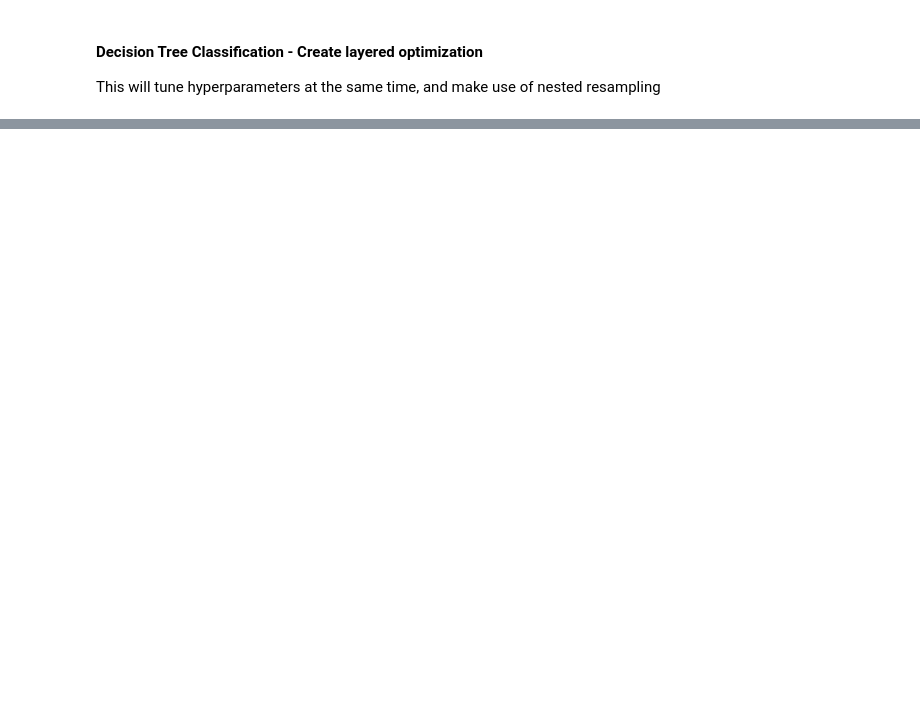
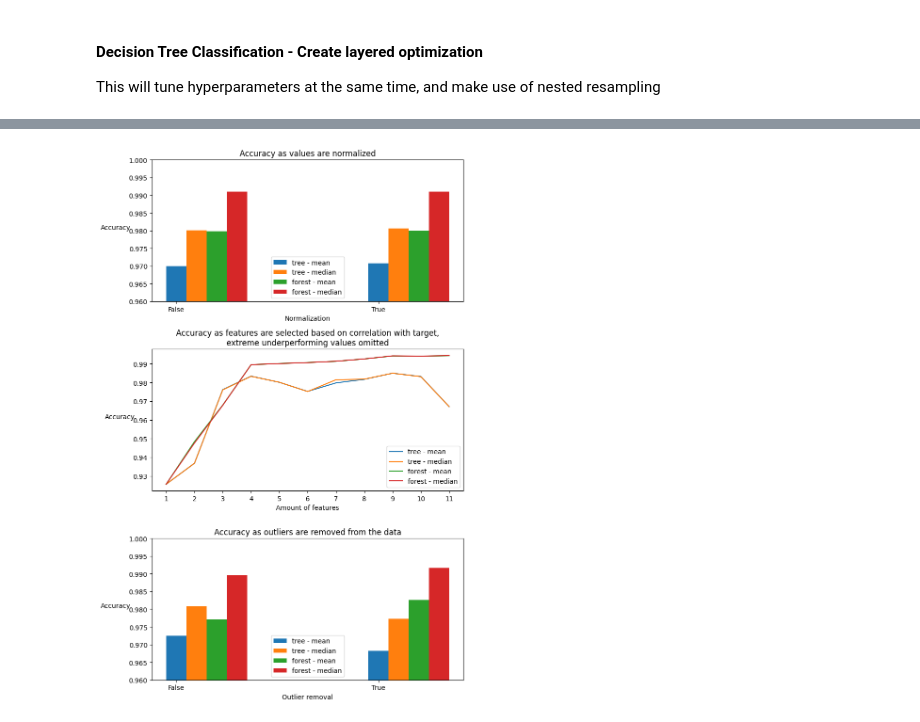
Before and after one commit to COSC5557/pipeline-optimization-Mikey-E, a Jupyter notebook: pipe.ipynb, the cells around one changed output, grey strips where cells are left out. Cells and saved outputs as stored; diff of their text form; code cells hidden in the pictures; blank space fills up the shorter version.

```diff
--- a/pipe.ipynb
+++ b/pipe.ipynb
@@ -390,0 +500,63 @@ KeyboardInterrupt:
+# %%
+#Plot performance across the changes in pipeline steps.
+#Normalization
+normalization_bool_vals = [False, True]
+normalization_accs_mean_tree = [df_cls_results[df_cls_results["Normalized"] == val]["TreeAccuracy"].mean() for val in normalization_bool_vals]
+normalization_accs_med_tree = [df_cls_results[df_cls_results["Normalized"] == val]["TreeAccuracy"].median() for val in normalization_bool_vals]
+normalization_accs_mean_forest = [df_cls_results[df_cls_results["Normalized"] == val]["ForestAccuracy"].mean() for val in normalization_bool_vals]
+normalization_accs_med_forest = [df_cls_results[df_cls_results["Normalized"] == val]["ForestAccuracy"].median() for val in normalization_bool_vals]
+
+#Feature reduction
+feature_amt_vals = [val for val in range(1, len(df_white.columns))]
+feature_amt_accs_mean_tree = [df_cls_results[df_cls_results["FeatureAmt"] == val]["TreeAccuracy"].mean() for val in feature_amt_vals]
+feature_amt_accs_med_tree = [df_cls_results[df_cls_results["FeatureAmt"] == val]["TreeAccuracy"].median() for val in feature_amt_vals]
+feature_amt_accs_mean_forest = [df_cls_results[df_cls_results["FeatureAmt"] == val]["ForestAccuracy"].mean() for val in feature_amt_vals]
+feature_amt_accs_med_forest = [df_cls_results[df_cls_results["FeatureAmt"] == val]["ForestAccuracy"].median() for val in feature_amt_vals]
+
+#Sample reduction (outlier removal)
+sample_bool_vals = [False, True]
+sample_accs_mean_tree = [df_cls_results[df_cls_results["SampleReduce"] == val]["TreeAccuracy"].mean() for val in sample_bool_vals]
+sample_accs_med_tree = [df_cls_results[df_cls_results["SampleReduce"] == val]["TreeAccuracy"].median() for val in sample_bool_vals]
+sample_accs_mean_forest = [df_cls_results[df_cls_results["SampleReduce"] == val]["ForestAccuracy"].mean() for val in sample_bool_vals]
+sample_accs_med_forest = [df_cls_results[df_cls_results["SampleReduce"] == val]["ForestAccuracy"].median() for val in sample_bool_vals]
+
+fig, axs = plt.subplots(3, 1, figsize=(8,12))
+
+bar_width = 0.1
+axs[0].bar(np.array([0 if val == False else 1 for val in normalization_bool_vals]), normalization_accs_mean_tree, width=bar_width, label="tree - mean")
+axs[0].bar(np.array([0 if val == False else 1 for val in normalization_bool_vals]) + bar_width, normalization_accs_med_tree, width=bar_width, label="tree - median")
+axs[0].bar(np.array([0 if val == False else 1 for val in normalization_bool_vals]) + 2 * bar_width, normalization_accs_mean_forest, width=bar_width, label="forest - mean")
+axs[0].bar(np.array([0 if val == False else 1 for val in normalization_bool_vals]) + 3 * bar_width, normalization_accs_med_forest, width=bar_width, label="forest - median")
+axs[0].set_xticks(normalization_bool_vals, ["False" if val == False else "True" for val in normalization_bool_vals])
+axs[0].set_ylim(0.96, 1)
+axs[0].set_title("Accuracy as values are normalized")
+axs[0].set_xlabel("Normalization")
+axs[0].legend()
+
+axs[1].plot(feature_amt_vals, feature_amt_accs_mean_tree, label="tree - mean")
+axs[1].plot(feature_amt_vals, feature_amt_accs_med_tree, label="tree - median")
+axs[1].plot(feature_amt_vals, feature_amt_accs_mean_forest, label="forest - mean")
+axs[1].plot(feature_amt_vals, feature_amt_accs_med_forest, label="forest - median")
+axs[1].set_xticks(feature_amt_vals)
+axs[1].set_title("Accuracy as features are selected based on correlation with target,\nextreme underperforming values omitted")
+axs[1].set_xlabel("Amount of features")
+axs[1].legend()
+
+axs[2].bar(np.array([0 if val == False else 1 for val in sample_bool_vals]), sample_accs_mean_tree, width=bar_width, label="tree - mean")
+axs[2].bar(np.array([0 if val == False else 1 for val in sample_bool_vals]) + bar_width, sample_accs_med_tree, width=bar_width, label="tree - median")
+axs[2].bar(np.array([0 if val == False else 1 for val in sample_bool_vals]) + 2 * bar_width, sample_accs_mean_forest, width=bar_width, label="forest - mean")
+axs[2].bar(np.array([0 if val == False else 1 for val in sample_bool_vals]) + 3 * bar_width, sample_accs_med_forest, width=bar_width, label="forest - median")
+axs[2].set_xticks(sample_bool_vals, ["False" if val == False else "True" for val in normalization_bool_vals])
+axs[2].set_ylim(0.96, 1)
+axs[2].set_title("Accuracy as outliers are removed from the data")
+axs[2].set_xlabel("Outlier removal")
+axs[2].legend()
+
+for ax in range(3):
+    axs[ax].set_ylabel("Accuracy", rotation=0, labelpad=20)
+
+plt.tight_layout()
+
+plt.savefig("classification_performance")
+# %% [output]
+[figure, added]
```
Also changed, not shown: parts of 8 cells of this notebook, 4 other files.
